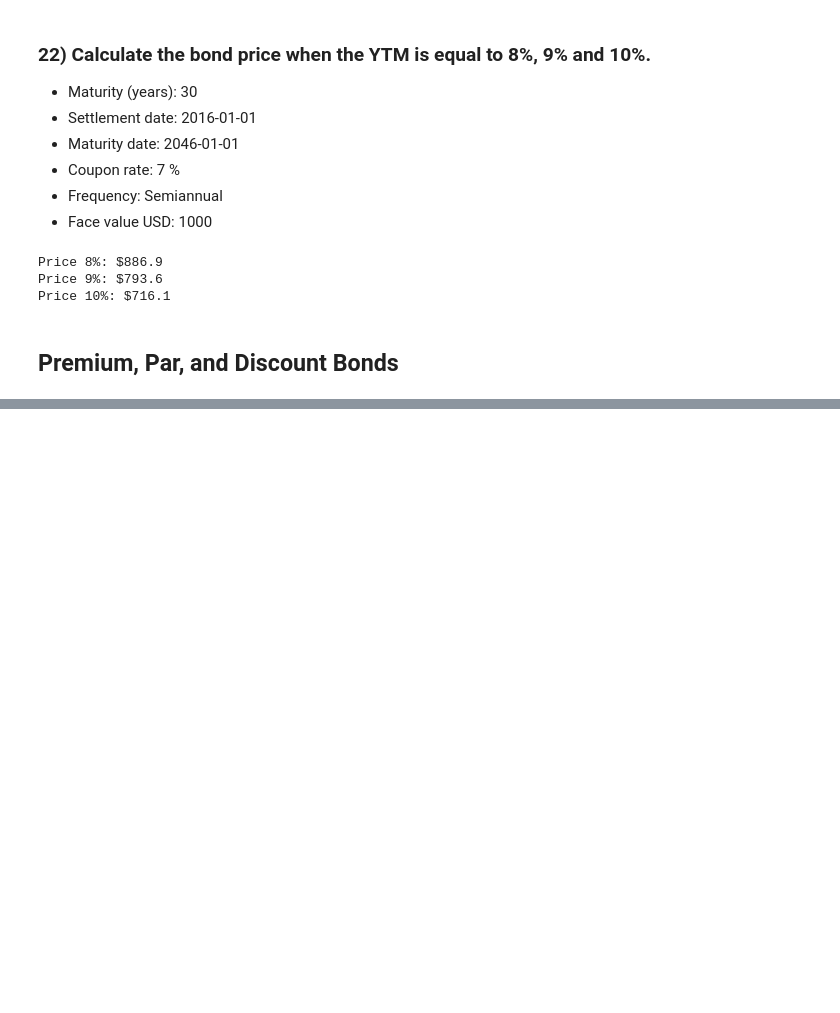
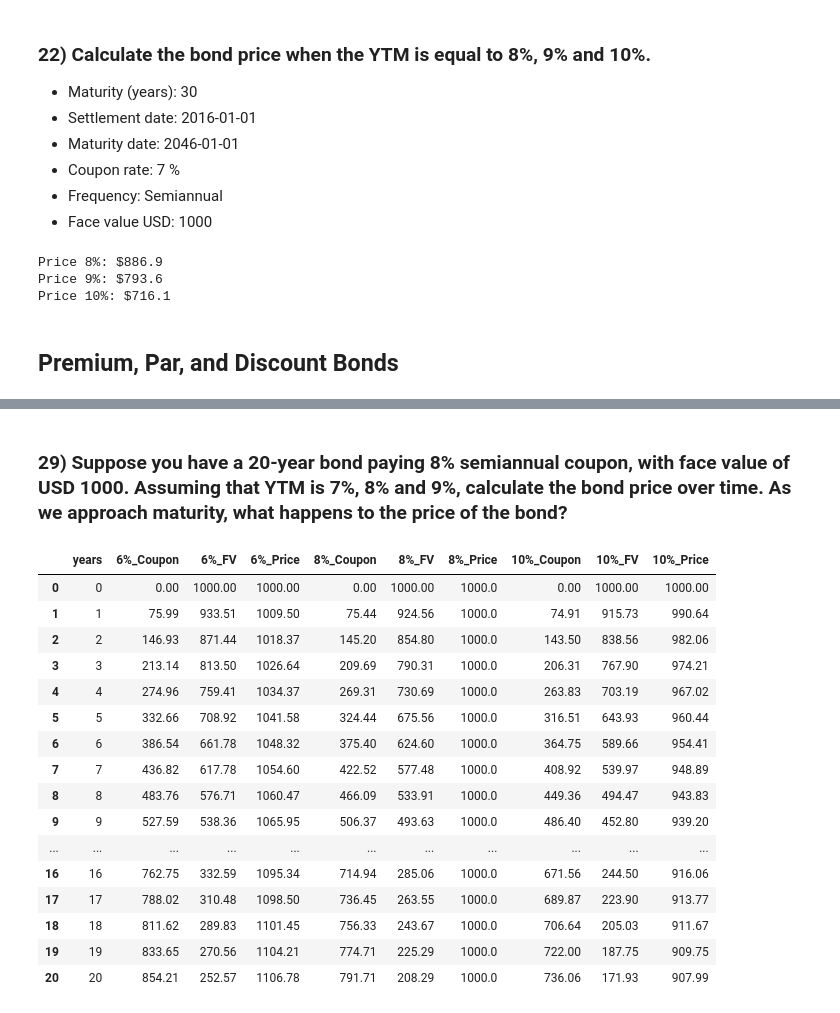
Before and after one commit to LopezMarioAlberto/FinancialMarketAnalysis, a Jupyter notebook: FMA02_BondPricing.ipynb, the cells around one changed output, grey strips where cells are left out. Drawn from its saved outputs; the diff is of its cells as text; code cells hidden in the pictures; blank space fills up the shorter version.

```diff
--- a/FMA02_BondPricing.ipynb
+++ b/FMA02_BondPricing.ipynb
@@ -679,0 +759,46 @@ Price 10%: $716.1
+# %% [markdown]
+### 29) Suppose you have a 20-year bond paying 8% semiannual coupon, with face value of USD 1000. Assuming that YTM is 7%, 8% and 9%, calculate the bond price over time. As we approach maturity, what happens to the price of the bond?
+# %%
+face_value = 1000
+coupon_rate_p = 8
+years_to_maturity = 20
+freq = 2
+
+ytm_p = [7, 8, 9]
+table = []
+rows = []
+for y in range(years_to_maturity + 1):
+  rows.append(y)
+  mry = [y]
+
+  for p in ytm_p:
+    price = bond_price(face_value, y, p, coupon_rate_p, freq) - bond_price(face_value, y, p, 0, freq)
+    mry.append(price)
+    price = bond_price(face_value, y, p, 0, freq)
+    mry.append(price)
+    price = bond_price(face_value, y, p, coupon_rate_p, freq)
+    mry.append(price)
+
+  table.append(mry)
+
+columns = ['years', '6%_Coupon', '6%_FV', '6%_Price', '8%_Coupon', '8%_FV', '8%_Price', '10%_Coupon',  '10%_FV', '10%_Price']
+df_prices = pd.DataFrame(table, columns = columns)
+df_prices
+# %% [output]
+|  | years | 6%_Coupon | 6%_FV | 6%_Price | 8%_Coupon | 8%_FV | 8%_Price | 10%_Coupon | 10%_FV | 10%_Price |
+| 0 | 0 | 0.00 | 1000.00 | 1000.00 | 0.00 | 1000.00 | 1000.0 | 0.00 | 1000.00 | 1000.00 |
+| 1 | 1 | 75.99 | 933.51 | 1009.50 | 75.44 | 924.56 | 1000.0 | 74.91 | 915.73 | 990.64 |
+| 2 | 2 | 146.93 | 871.44 | 1018.37 | 145.20 | 854.80 | 1000.0 | 143.50 | 838.56 | 982.06 |
+| 3 | 3 | 213.14 | 813.50 | 1026.64 | 209.69 | 790.31 | 1000.0 | 206.31 | 767.90 | 974.21 |
+| 4 | 4 | 274.96 | 759.41 | 1034.37 | 269.31 | 730.69 | 1000.0 | 263.83 | 703.19 | 967.02 |
+| 5 | 5 | 332.66 | 708.92 | 1041.58 | 324.44 | 675.56 | 1000.0 | 316.51 | 643.93 | 960.44 |
+| 6 | 6 | 386.54 | 661.78 | 1048.32 | 375.40 | 624.60 | 1000.0 | 364.75 | 589.66 | 954.41 |
+| 7 | 7 | 436.82 | 617.78 | 1054.60 | 422.52 | 577.48 | 1000.0 | 408.92 | 539.97 | 948.89 |
+| 8 | 8 | 483.76 | 576.71 | 1060.47 | 466.09 | 533.91 | 1000.0 | 449.36 | 494.47 | 943.83 |
+| 9 | 9 | 527.59 | 538.36 | 1065.95 | 506.37 | 493.63 | 1000.0 | 486.40 | 452.80 | 939.20 |
+| ... | ... | ... | ... | ... | ... | ... | ... | ... | ... | ... |
+| 16 | 16 | 762.75 | 332.59 | 1095.34 | 714.94 | 285.06 | 1000.0 | 671.56 | 244.50 | 916.06 |
+| 17 | 17 | 788.02 | 310.48 | 1098.50 | 736.45 | 263.55 | 1000.0 | 689.87 | 223.90 | 913.77 |
+| 18 | 18 | 811.62 | 289.83 | 1101.45 | 756.33 | 243.67 | 1000.0 | 706.64 | 205.03 | 911.67 |
+| 19 | 19 | 833.65 | 270.56 | 1104.21 | 774.71 | 225.29 | 1000.0 | 722.00 | 187.75 | 909.75 |
+| 20 | 20 | 854.21 | 252.57 | 1106.78 | 791.71 | 208.29 | 1000.0 | 736.06 | 171.93 | 907.99 |
```
Also changed, not shown: parts of 20 cells of this notebook.
